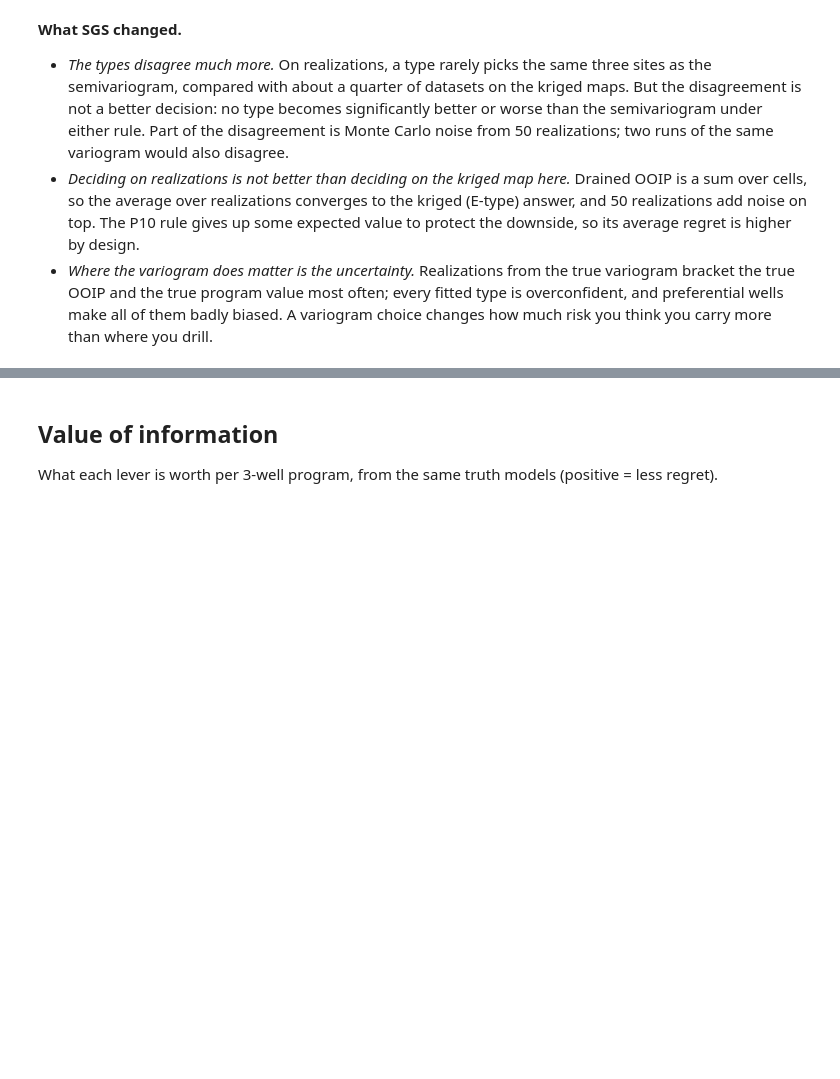
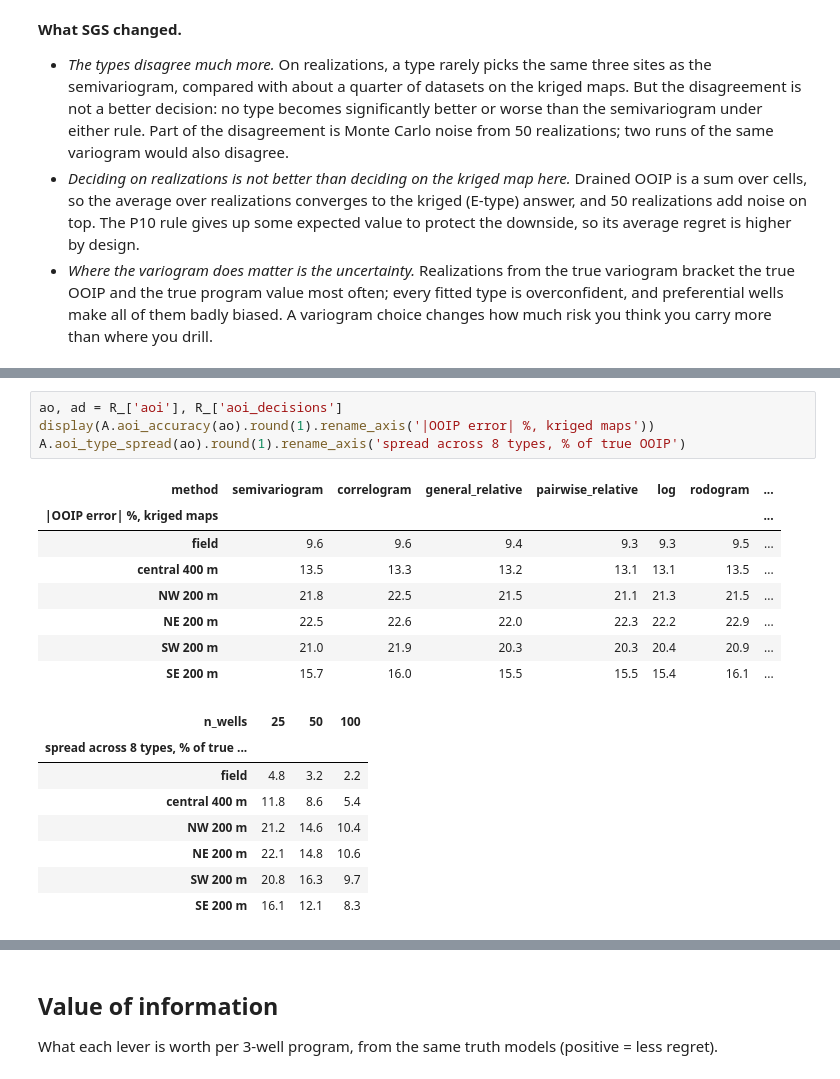
Before and after one commit to nkanter04/variogram-type-study, a Jupyter notebook: 03_kriging_decisions.ipynb, the cells around one changed output, grey strips where cells are left out. Drawn from its saved outputs; the diff is of its cells as text; blank space fills up the shorter version.

```diff
--- a/03_kriging_decisions.ipynb
+++ b/03_kriging_decisions.ipynb
@@ -325,0 +341,21 @@ print('\n'.join(lines))
+# %%
+ao, ad = R_['aoi'], R_['aoi_decisions']
+display(A.aoi_accuracy(ao).round(1).rename_axis('|OOIP error| %, kriged maps'))
+A.aoi_type_spread(ao).round(1).rename_axis('spread across 8 types, % of true OOIP')
+# %% [output]
+| method | semivariogram | correlogram | general_relative | pairwise_relative | log | rodogram | ... |
+| |OOIP error| %, kriged maps |  |  |  |  |  |  | ... |
+| field | 9.6 | 9.6 | 9.4 | 9.3 | 9.3 | 9.5 | ... |
+| central 400 m | 13.5 | 13.3 | 13.2 | 13.1 | 13.1 | 13.5 | ... |
+| NW 200 m | 21.8 | 22.5 | 21.5 | 21.1 | 21.3 | 21.5 | ... |
+| NE 200 m | 22.5 | 22.6 | 22.0 | 22.3 | 22.2 | 22.9 | ... |
+| SW 200 m | 21.0 | 21.9 | 20.3 | 20.3 | 20.4 | 20.9 | ... |
+| SE 200 m | 15.7 | 16.0 | 15.5 | 15.5 | 15.4 | 16.1 | ... |
+| n_wells | 25 | 50 | 100 |
+| spread across 8 types, % of true ... |  |  |  |
+| field | 4.8 | 3.2 | 2.2 |
+| central 400 m | 11.8 | 8.6 | 5.4 |
+| NW 200 m | 21.2 | 14.6 | 10.4 |
+| NE 200 m | 22.1 | 14.8 | 10.6 |
+| SW 200 m | 20.8 | 16.3 | 9.7 |
+| SE 200 m | 16.1 | 12.1 | 8.3 |
```
Also changed, not shown: parts of 8 cells of this notebook, 10 other files.
